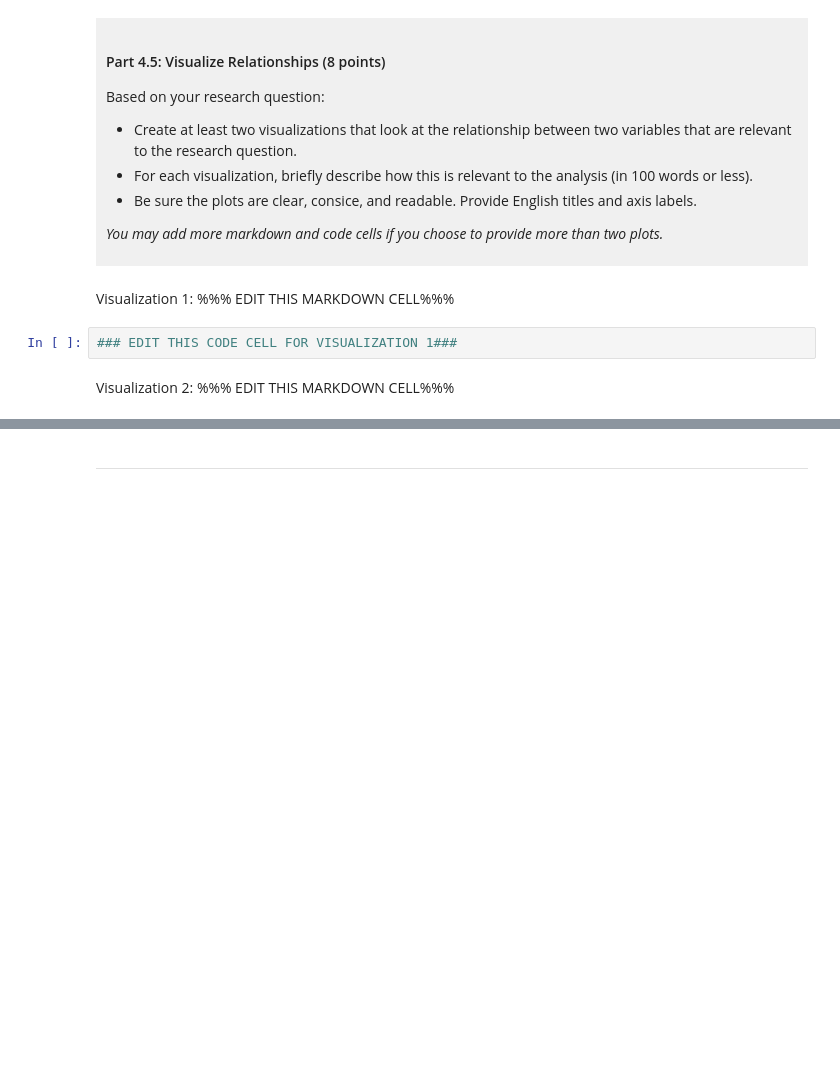
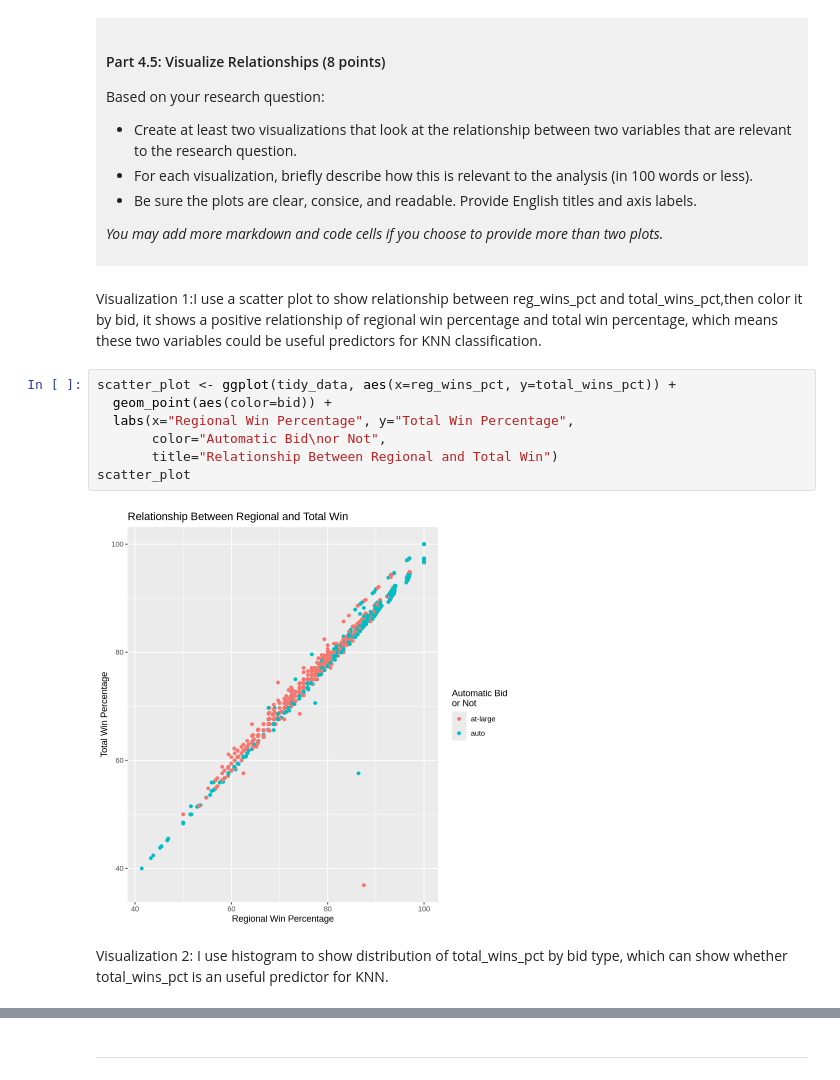
Before and after one commit to dsci-100-project/Yiheng-Sun, a Jupyter notebook: dsci-100-project-notebook.ipynb, the cells around one changed output, grey strips where cells are left out. Saved outputs shown, nothing was run; the diff lists cells and outputs as text; blank space fills up the shorter version.

Commit message:
Check point C

```diff
--- a/dsci-100-project-notebook.ipynb
+++ b/dsci-100-project-notebook.ipynb
@@ -303,9 +354,16 @@ Based on your research question:
 *You may add more markdown and code cells if you choose to provide more than two plots.*
 </div>
 # %% [markdown]
-Visualization 1: %%% EDIT THIS MARKDOWN CELL%%%
+Visualization 1:I use a scatter plot to show relationship between reg_wins_pct and total_wins_pct,then color it by bid, it shows a positive relationship of regional win percentage and total win percentage, which means these two variables could be useful predictors for KNN classification.
 # %%
-### EDIT THIS CODE CELL FOR VISUALIZATION 1###
+scatter_plot <- ggplot(tidy_data, aes(x=reg_wins_pct, y=total_wins_pct)) +
+  geom_point(aes(color=bid)) +
+  labs(x="Regional Win Percentage", y="Total Win Percentage",
+       color="Automatic Bid\nor Not",
+       title="Relationship Between Regional and Total Win")
+scatter_plot
+# %% [output]
+[figure, added]
 # %% [markdown]
-Visualization 2: %%% EDIT THIS MARKDOWN CELL%%%
+Visualization 2: I use histogram to show distribution of total_wins_pct by bid type, which can show whether total_wins_pct is an useful predictor for KNN.
 # %%
```
Also changed, not shown: parts of 7 cells of this notebook.
